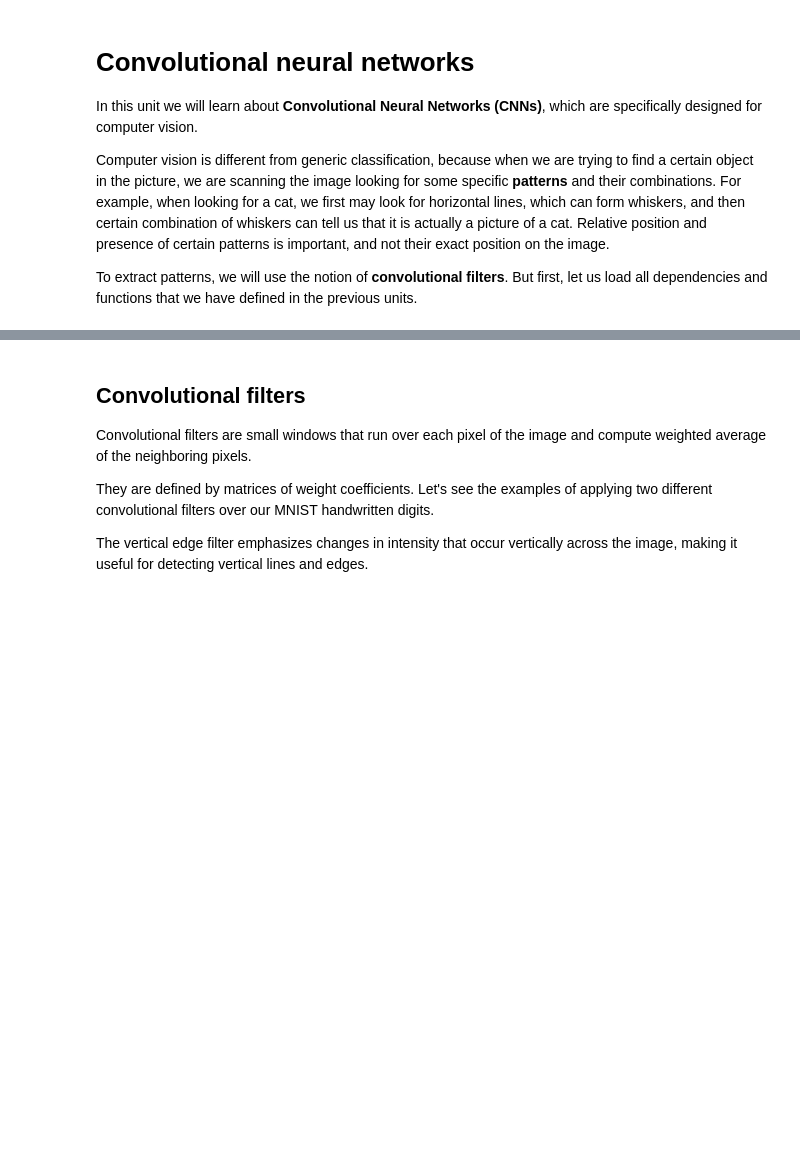
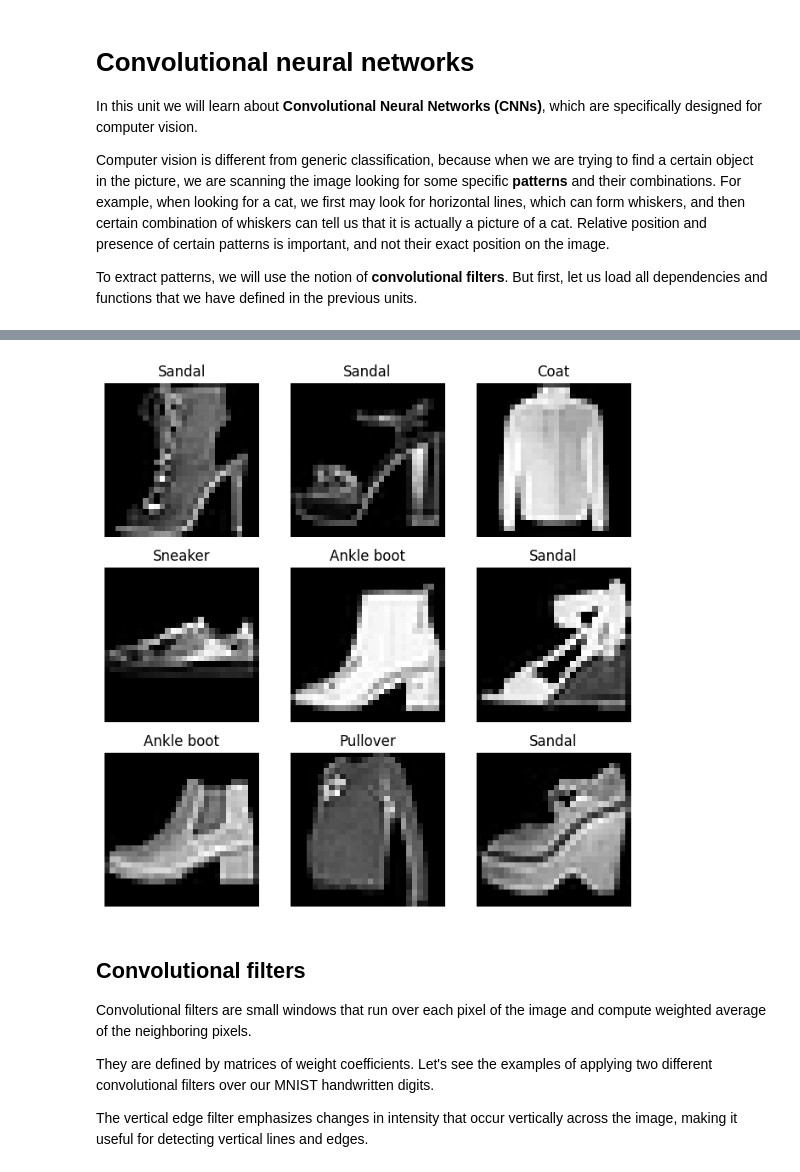
Before and after one commit to Konkuk-Univ-Glocal-Campus/introai202401-midterm-SyouSB, a Jupyter notebook: ConvNetsPyTorch.ipynb, the cells around one changed output, grey strips where cells are left out. Drawn from its saved outputs; the diff is of its cells as text; code cells hidden in the pictures; blank space fills up the shorter version.

```diff
--- a/ConvNetsPyTorch.ipynb
+++ b/ConvNetsPyTorch.ipynb
@@ -26,14 +75,16 @@ load_mnist(batch_size=128)
 # %%
-classes = data_train.classes
+# 데이터셋이 어떻게 구성되어 있는지를 확인.
 
-figure = plt.figure(figsize=(8, 8))
+figure = plt.figure(figsize=(8, 8)) # 이미지의 크기 조정.
 cols, rows = 3, 3
 
 for i in range(1, cols * rows + 1):
-    sample_idx = torch.randint(len(data_train), size=(1,)).item() # train 데이터셋에서 각 클래스별로 이미지 선택.
-    img, label = data_train[sample_idx]
-    figure.add_subplot(rows, cols, i)
-    plt.title(classes[label]) # 각 이미지의 타이틀.
-    plt.axis("off") # 이미지만을 표시하기 위해 좌표축과 선을 출력하지 않음.
+    sample_idx = torch.randint(len(data_test), size=(1,)).item() # test 데이터셋에서 index를 랜덤하게 선택.
+    img, label = data_test[sample_idx] # test 데이터에서 sample_idx에 해당하는 이미지와 label을 저장.
+    figure.add_subplot(rows, cols, i) # rows와 cols값에 따라 이미지를 배치.
+    plt.title(data_test.classes[label]) # 각 이미지의 타이틀을 클래스명으로 지정.
+    plt.axis("off") # 이미지만을 표시하기 위해 좌표축과 선을 출력하지 않게 설정.
     plt.imshow(img.squeeze(), cmap="gray") # 그레이스케일로 이미지 출력.
 plt.show()
+# %% [output]
+[figure, added]
```
Also changed, not shown: parts of 8 cells of this notebook, 1 other file.
